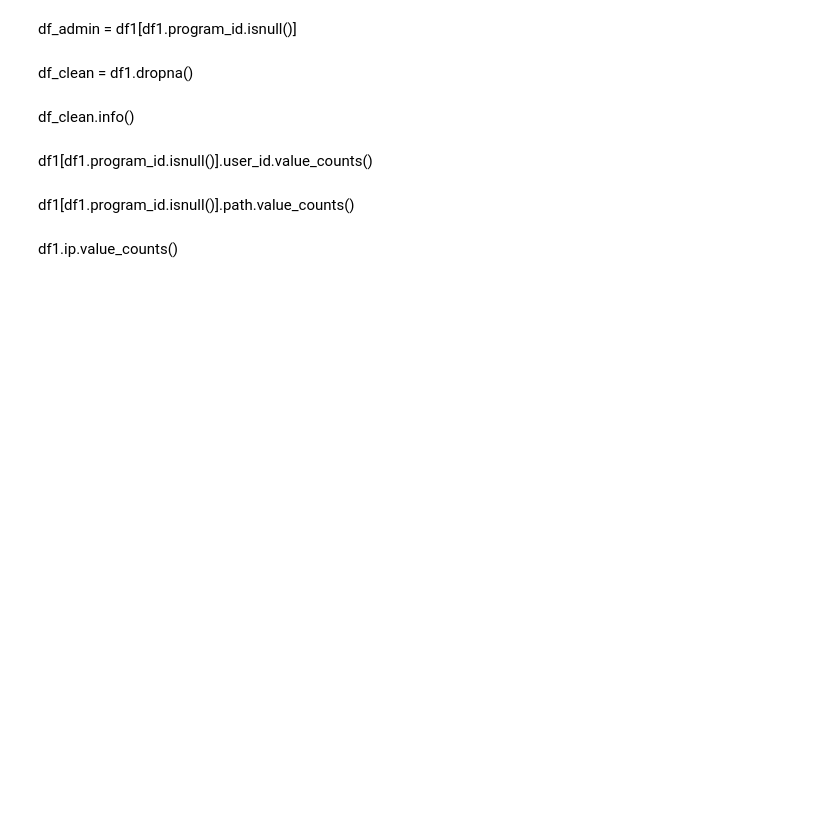
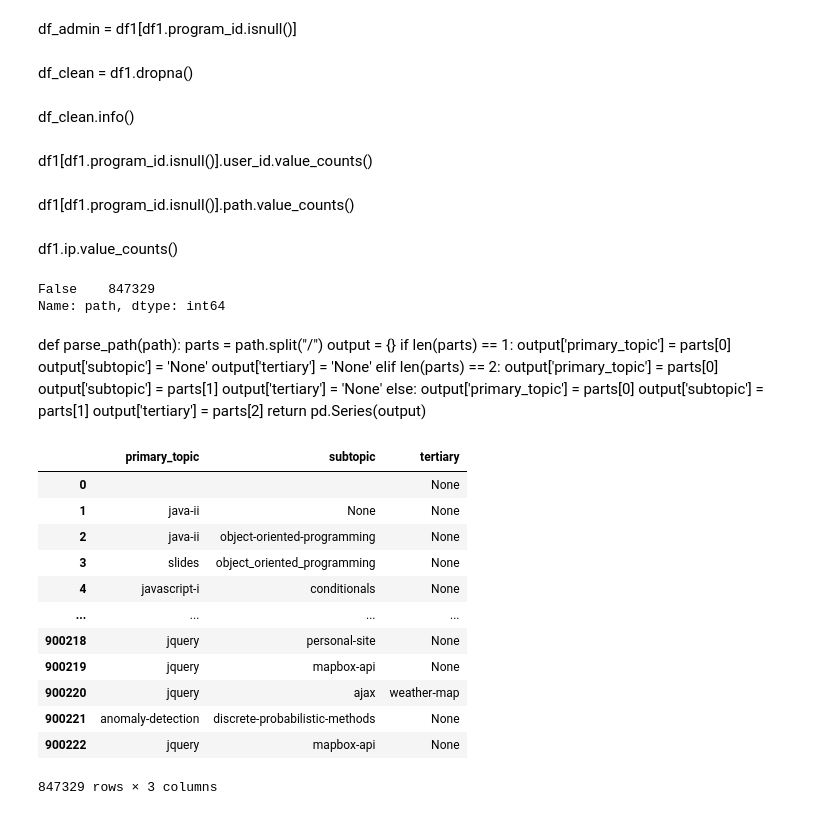
Before and after one commit to tim-keriazes/anomaly-detection-project, a Jupyter notebook: david_working_notebook.ipynb, the cells around one changed output. Saved outputs shown, nothing was run; the diff lists cells and outputs as text; code cells hidden in the pictures; blank space fills up the shorter version.

```diff
--- a/david_working_notebook.ipynb
+++ b/david_working_notebook.ipynb
@@ -123,3 +125,25 @@ df1[df1.program_id.isnull()].user_id.value_counts()
 df1[df1.program_id.isnull()].path.value_counts()
 # %% [markdown]
 df1.ip.value_counts()
+# %%
+df['path'].isnull().value_counts()
+# %% [output]
+False    847329
+Name: path, dtype: int64
+# %% [markdown]
+def parse_path(path):
+    parts = path.split("/")
+    output = {}
+    if len(parts) == 1:
+        output['primary_topic'] = parts[0]
+        output['subtopic'] = 'None'
+        output['tertiary'] = 'None'
+    elif len(parts) == 2:
+        output['primary_topic'] = parts[0]
+        output['subtopic'] = parts[1]
+        output['tertiary'] = 'None'
+    else:
+        output['primary_topic'] = parts[0]
+        output['subtopic'] = parts[1]
+        output['tertiary'] = parts[2]
+    return pd.Series(output)
@@ -125,0 +174,16 @@ df1.ip.value_counts()
+# %%
+tf
+# %% [output]
+|  | primary_topic | subtopic | tertiary |
+| 0 |  |  | None |
+| 1 | java-ii | None | None |
+| 2 | java-ii | object-oriented-programming | None |
+| 3 | slides | object_oriented_programming | None |
+| 4 | javascript-i | conditionals | None |
+| ... | ... | ... | ... |
+| 900218 | jquery | personal-site | None |
+| 900219 | jquery | mapbox-api | None |
+| 900220 | jquery | ajax | weather-map |
+| 900221 | anomaly-detection | discrete-probabilistic-methods | None |
+| 900222 | jquery | mapbox-api | None |
+847329 rows × 3 columns
```
Also changed, not shown: parts of 4 cells of this notebook, 1 other file.
